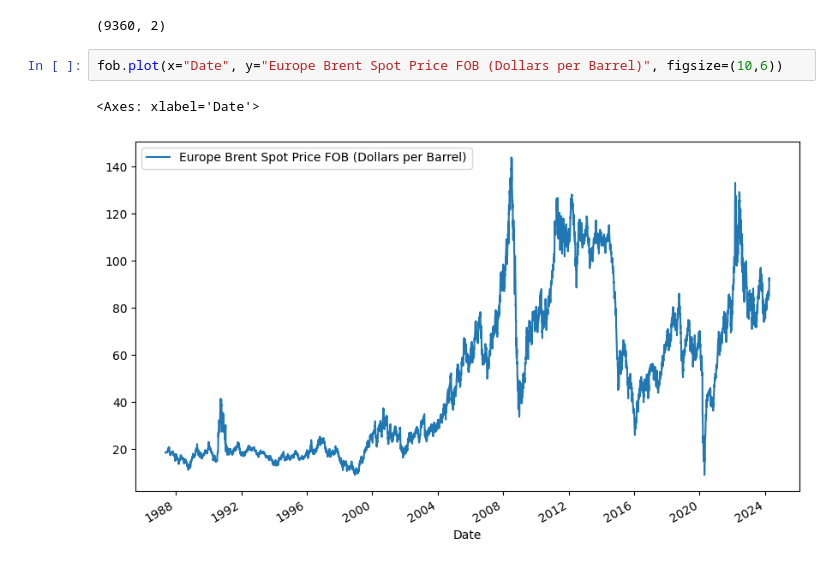
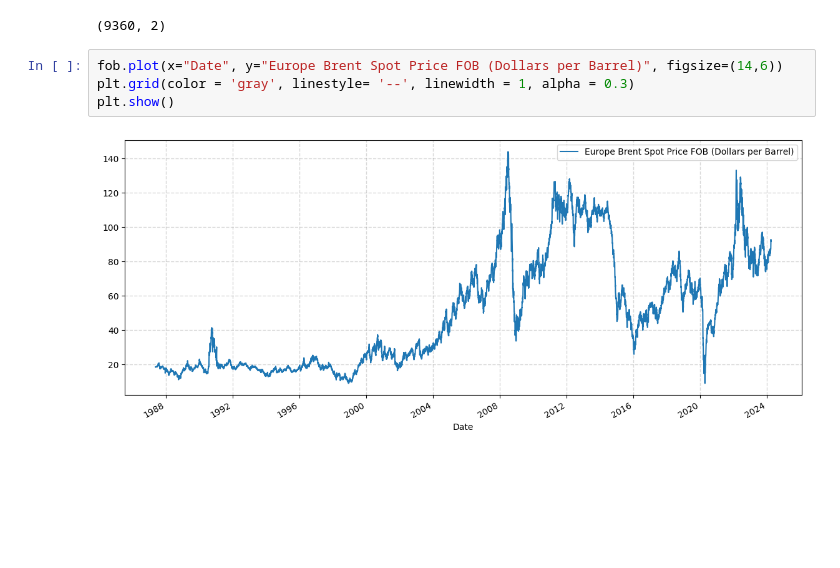
Before and after one commit to giulianafernandes/tech_challenge-oil_forecasting, a Jupyter notebook: oil_forecasting.ipynb, the cells around one changed output. Drawn from its saved outputs; the diff is of its cells as text; blank space fills up the shorter version.

```diff
--- a/oil_forecasting.ipynb
+++ b/oil_forecasting.ipynb
@@ -31,7 +31,8 @@ fob.shape
 # %% [output]
 (9360, 2)
 # %%
-fob.plot(x="Date", y="Europe Brent Spot Price FOB (Dollars per Barrel)", figsize=(10,6))
+fob.plot(x="Date", y="Europe Brent Spot Price FOB (Dollars per Barrel)", figsize=(14,6))
+plt.grid(color = 'gray', linestyle= '--', linewidth = 1, alpha = 0.3)
+plt.show()
 # %% [output]
-<Axes: xlabel='Date'>
-[figure, old version]
+[figure, new version]
```
